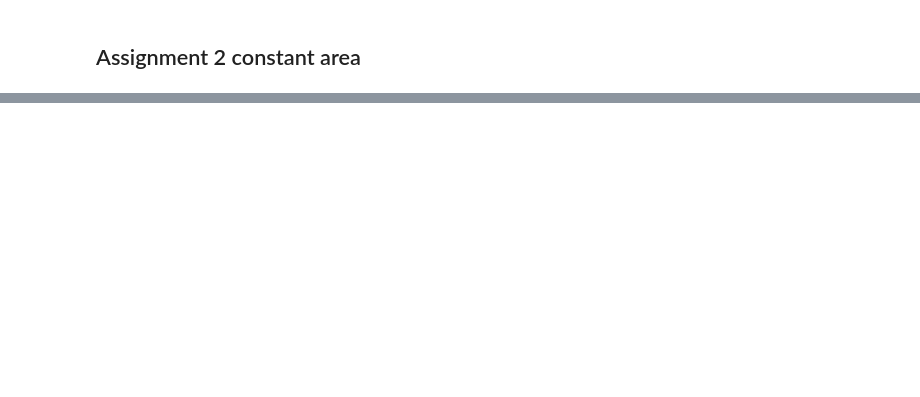
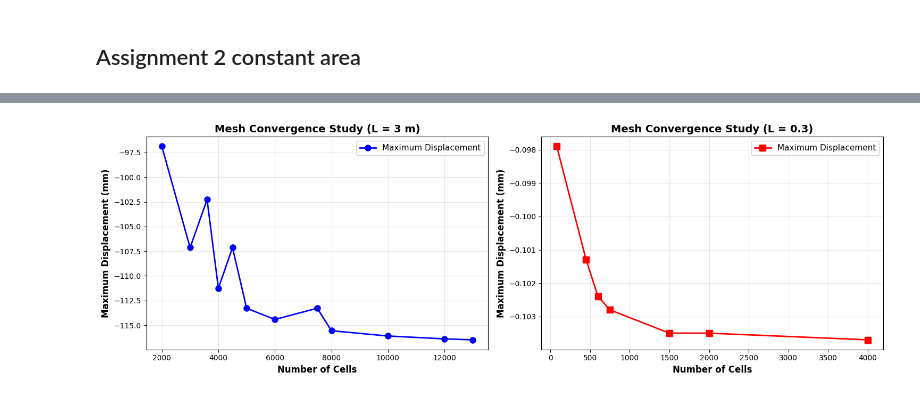
Before and after one commit to MartinStjernkvist/Applied-Mechanics, a Jupyter notebook: TME235/Assignment_1&2.ipynb, the cells around one changed output, grey strips where cells are left out. Saved outputs shown, nothing was run; the diff lists cells and outputs as text; code cells hidden in the pictures; blank space fills up the shorter version.

```diff
--- a/TME235/Assignment_1&2.ipynb
+++ b/TME235/Assignment_1&2.ipynb
@@ -1608,0 +1201,79 @@ Node 7: r = 0.2500 m, ur = -76.575 μm
+# %%
+import matplotlib.pyplot as plt
+import numpy as np
+
+# Data 1 from mesh study (L=3)
+data1 = [
+    (2000, -96.8837),
+    (3000, -107.1399),
+    (3000, -96.8784),
+    (3600, -102.2611),
+    (3600, -109.9881),
+    (4000, -111.2657),
+    (4500, -107.1336),
+    (5000, -113.2861),
+    (6000, -114.4148),
+    (7500, -113.2799),
+    (8000, -115.5584),
+    (10000, -116.0937),
+    (12000, -116.3842),
+    (13000, -116.4816)
+]
+
+# Data 2 from mesh study (L=?)
+data2 = [
+    (80, -0.0979),
+    (450, -0.1013),
+    (600, -0.1024),
+    (750, -0.1028),
+    (1500, -0.1035),
+    (2000, -0.1035),
+    (4000, -0.1037)
+]
+
+# Function to process data
+def process_data(data):
+    # Remove duplicates and sort by cells
+    unique_data = {}
+    for cells_val, disp_val in data:
+        if cells_val not in unique_data:
+            unique_data[cells_val] = disp_val
+
+    # Sort by cells
+    sorted_pairs = sorted(unique_data.items(), key=lambda x: x[0])
+    cells_sorted = [pair[0] for pair in sorted_pairs]
+    displacement_sorted = [pair[1] for pair in sorted_pairs]
+
+    return cells_sorted, displacement_sorted
+
+# Process both datasets
+cells1, displacement1 = process_data(data1)
+cells2, displacement2 = process_data(data2)
+
+# Create figure with two subplots
+fig, (ax1, ax2) = plt.subplots(1, 2, figsize=(15, 5))
+
+# Plot 1
+ax1.plot(cells1, displacement1, 'b-o', linewidth=2, markersize=8, label='Maximum Displacement')
+ax1.grid(True, alpha=0.3)
+ax1.set_xlabel('Number of Cells', fontsize=12, fontweight='bold')
+ax1.set_ylabel('Maximum Displacement (mm)', fontsize=12, fontweight='bold')
+ax1.set_title('Mesh Convergence Study (L = 3 m)', fontsize=14, fontweight='bold')
+ax1.legend(fontsize=11)
+ax1.ticklabel_format(style='plain', axis='x')
+
+
+# Plot 2
+ax2.plot(cells2, displacement2, 'r-s', linewidth=2, markersize=8, label='Maximum Displacement')
+ax2.grid(True, alpha=0.3)
+ax2.set_xlabel('Number of Cells', fontsize=12, fontweight='bold')
+ax2.set_ylabel('Maximum Displacement (mm)', fontsize=12, fontweight='bold')
+ax2.set_title('Mesh Convergence Study (L = 0.3)', fontsize=14, fontweight='bold')
+ax2.legend(fontsize=11)
+ax2.ticklabel_format(style='plain', axis='x')
+
+
+plt.tight_layout()
+plt.show()
+# %% [output]
+[figure, added]
```
Also changed, not shown: parts of 14 cells of this notebook.
